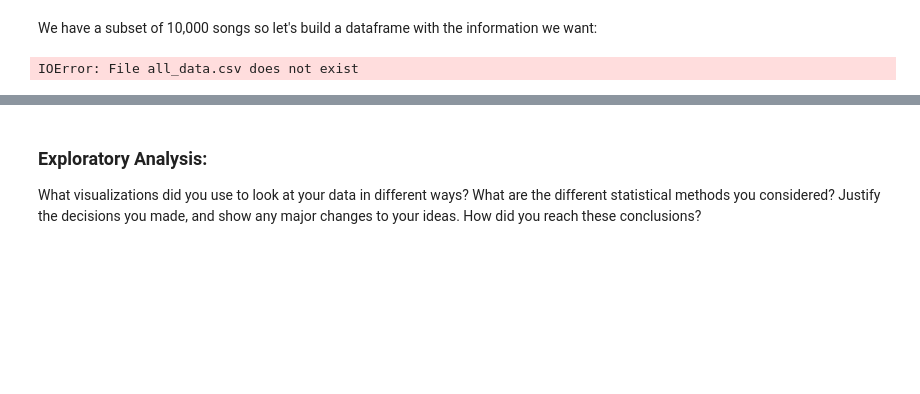
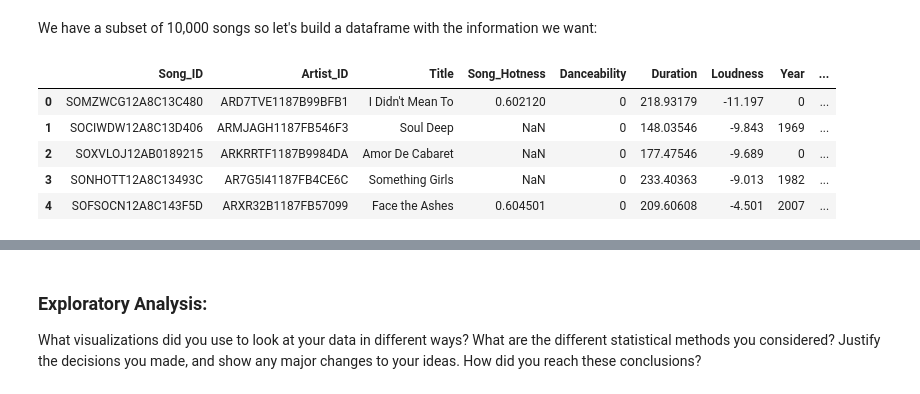
Before and after one commit to AnastasiyaB/Music_Magic, a Jupyter notebook: Process_Book.ipynb, the cells around one changed output, grey strips where cells are left out. Cells and saved outputs as stored; diff of their text form; code cells hidden in the pictures; blank space fills up the shorter version.

```diff
--- a/Process_Book.ipynb
+++ b/Process_Book.ipynb
@@ -259,7 +262,13 @@ yahoo_dataframe.to_csv('yahoo_ratings.csv', index = False)
 # %%
 # load both dataframes in
 data_df = pd.read_csv("all_data.csv")
-yahoo_dataframe = pd.read_csv("~/Volumes/USB\ DISK/yahoo_ratings.csv")
-# import the rat
+yahoo_dataframe = pd.read_csv("yahoo_ratings.csv")
-# %% [output]
-IOError: File all_data.csv does not exist
+# %%
+data_df.head()
+# %% [output]
+|  | Song_ID | Artist_ID | Title | Song_Hotness | Danceability | Duration | Loudness | Year | ... |
+| 0 | SOMZWCG12A8C13C480 | ARD7TVE1187B99BFB1 | I Didn't Mean To | 0.602120 | 0 | 218.93179 | -11.197 | 0 | ... |
+| 1 | SOCIWDW12A8C13D406 | ARMJAGH1187FB546F3 | Soul Deep | NaN | 0 | 148.03546 | -9.843 | 1969 | ... |
+| 2 | SOXVLOJ12AB0189215 | ARKRRTF1187B9984DA | Amor De Cabaret | NaN | 0 | 177.47546 | -9.689 | 0 | ... |
+| 3 | SONHOTT12A8C13493C | AR7G5I41187FB4CE6C | Something Girls | NaN | 0 | 233.40363 | -9.013 | 1982 | ... |
+| 4 | SOFSOCN12A8C143F5D | ARXR32B1187FB57099 | Face the Ashes | 0.604501 | 0 | 209.60608 | -4.501 | 2007 | ... |
```
Also changed, not shown: parts of 36 cells of this notebook.
